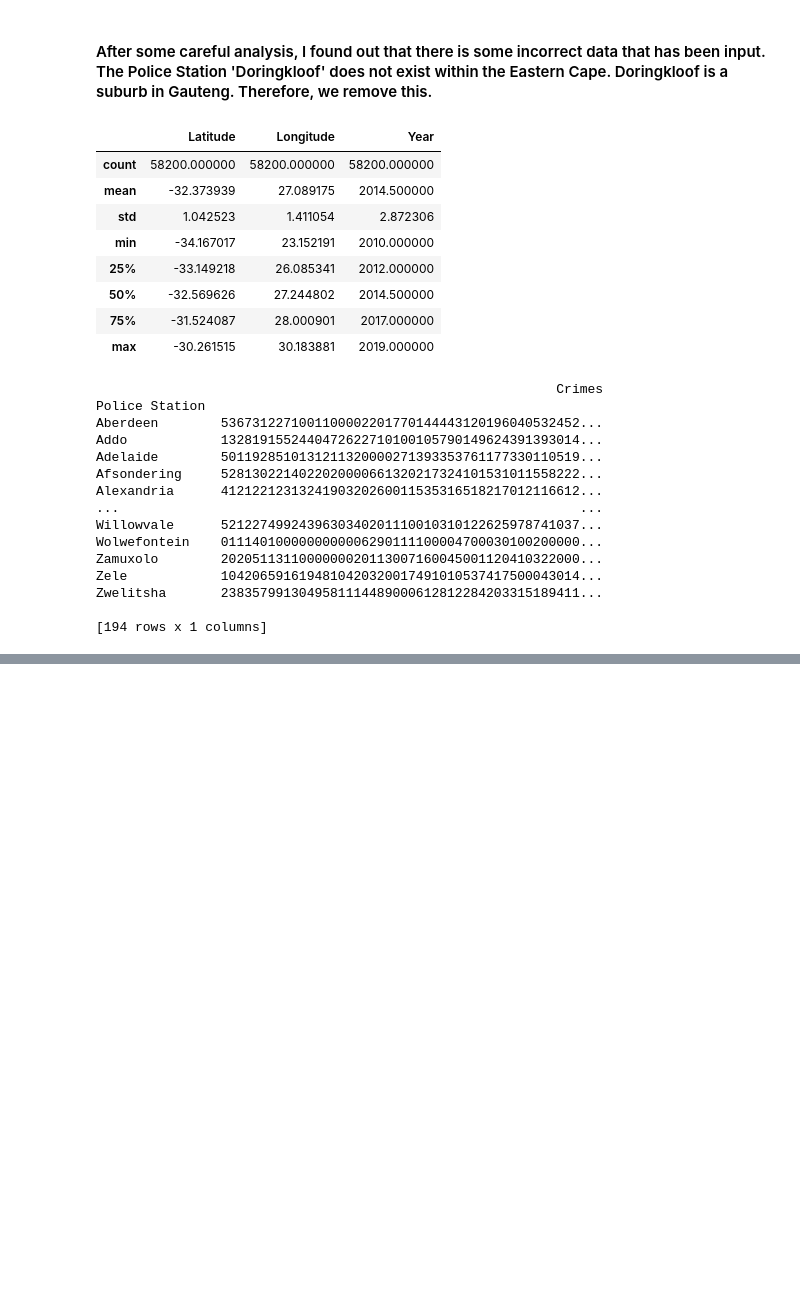
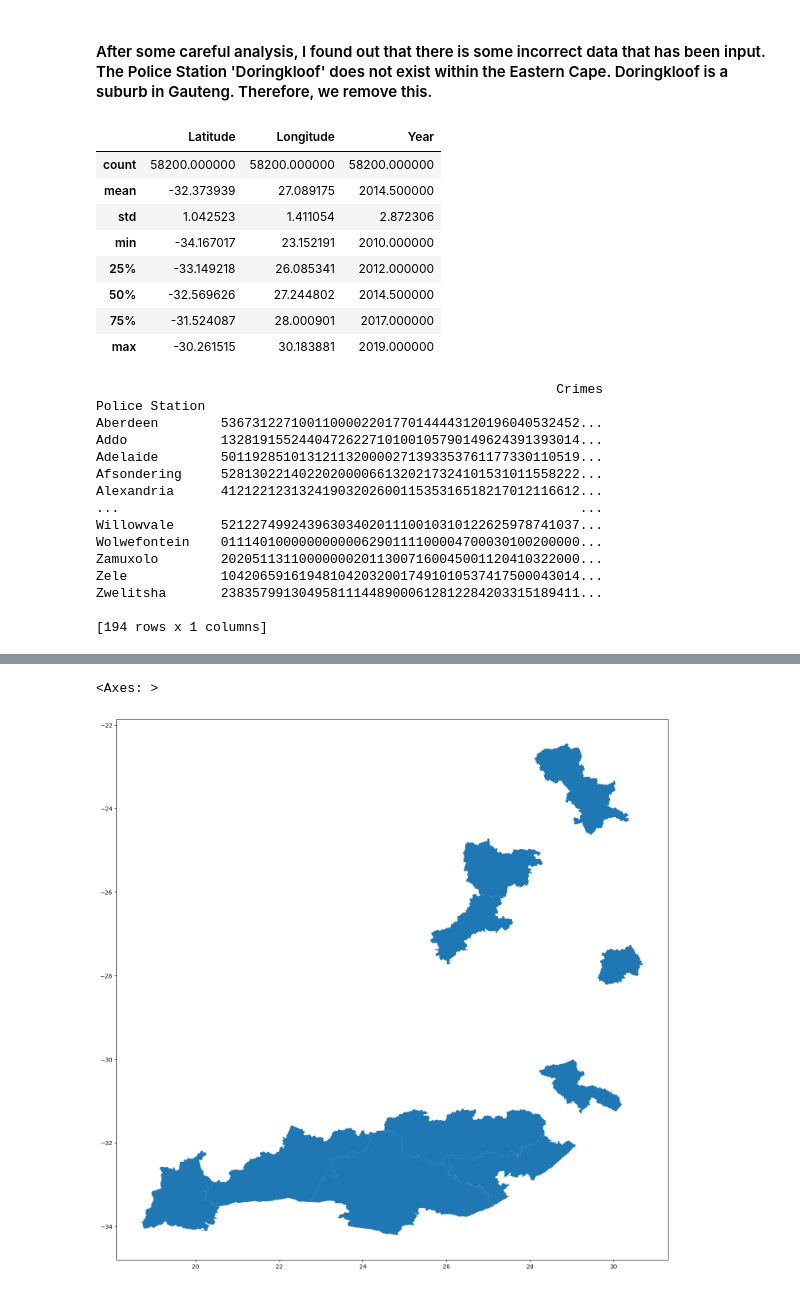
Before and after one commit to BlocknBoom123/CrimePy, a Jupyter notebook: CrimePy.ipynb, the cells around one changed output, grey strips where cells are left out. Drawn from its saved outputs; the diff is of its cells as text; code cells hidden in the pictures; blank space fills up the shorter version.

```diff
--- a/CrimePy.ipynb
+++ b/CrimePy.ipynb
@@ -217,2 +221,9 @@ Traceback (most recent call last):
     raise OSError('could not get source code')
 OSError: could not get source code
+# %%
+new_map = gpd.read_file("C:\\Users\\G20A2632\\Downloads\\south_africa_administrative_district_boundaries.shp\\south_africa_administrative_district_boundaries.shp")
+fig, ax = plt.subplots(figsize=(17,17))
+new_map.plot(aspect=1,ax = ax)
+# %% [output]
+<Axes: >
+[figure, added]
```
Also changed, not shown: parts of 7 cells of this notebook.
